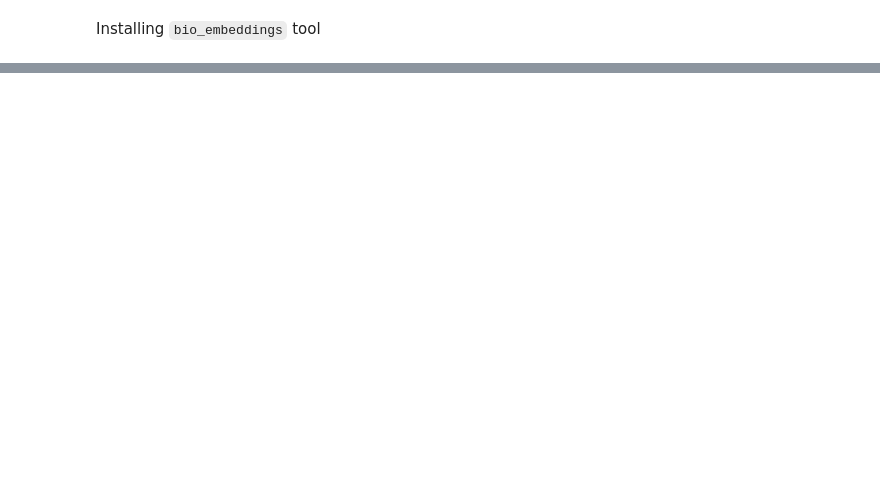
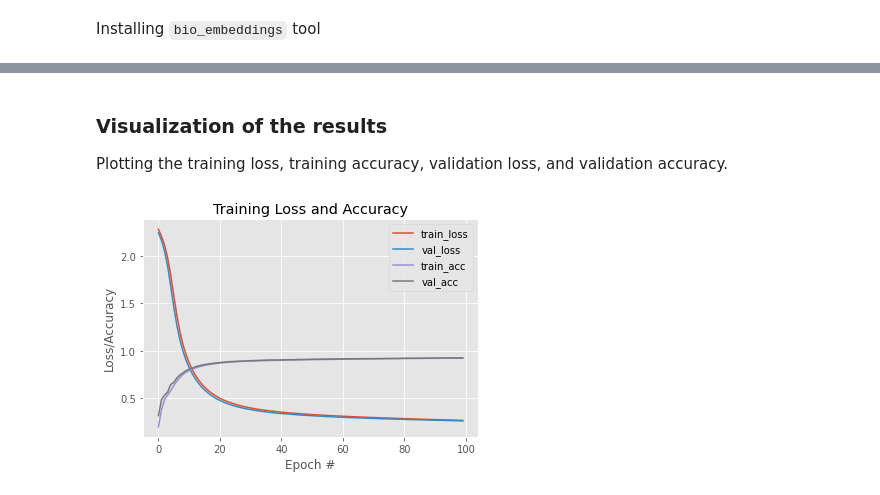
Before and after one commit to ievapudz/Course_Work, a Jupyter notebook: classificator.ipynb, the cells around one changed output, grey strips where cells are left out. Cells and saved outputs as stored; diff of their text form; code cells hidden in the pictures; blank space fills up the shorter version.

Commit message:
Added the analysed example of feed-forward neural network implemented with Keras for MNIST image classification.

```diff
--- a/classificator.ipynb
+++ b/classificator.ipynb
@@ -140,0 +253,15 @@ ERROR: Operation cancelled by user
+# %%
+print("[INFO] accessing datasets...")
+#trainX = data['train']['X']
+#trainY = data['train']['Y']
+#testX = data['validation']['X']
+#testY = data['validation']['Y']
+((trainX, trainY), (testX, testY)) = mnist.load_data()
+
+# Reshape
+trainX = trainX.reshape((trainX.shape[0], 28 * 28 * 1))
+testX = testX.reshape((testX.shape[0], 28 * 28 * 1))
+
+# scale data to the range of [0, 1]
+trainX = trainX.astype("float32") / 255.0
+testX = testX.astype("float32") / 255.0
@@ -140,0 +274,5 @@ ERROR: Operation cancelled by user
+# %%
+# convert the labels from integers to vectors
+lb = LabelBinarizer()
+trainY = lb.fit_transform(trainY)
+testY = lb.transform(testY)
@@ -140,0 +291,6 @@ ERROR: Operation cancelled by user
+# %%
+# define the ?-?-?-? architecture using Keras
+model = Sequential()
+model.add(Dense(256, input_shape=(784,), activation="sigmoid"))
+model.add(Dense(128, activation="sigmoid"))
+model.add(Dense(10, activation="softmax"))
@@ -140,0 +303,6 @@ ERROR: Operation cancelled by user
+# %%
+# train the model using SGD
+print("[INFO] training network...")
+sgd = SGD(0.01)
+model.compile(loss="categorical_crossentropy", optimizer=sgd, metrics=["accuracy"])
+H = model.fit(trainX, trainY, validation_data=(testX, testY), epochs=100, batch_size=128)
@@ -140,0 +339,19 @@ ERROR: Operation cancelled by user
+# %% [markdown]
+### Visualization of the results
+
+Plotting the training loss, training accuracy, validation loss, and validation accuracy.
+# %%
+# plot the training loss and accuracy
+plt.style.use("ggplot")
+plt.figure()
+plt.plot(np.arange(0, 100), H.history["loss"], label="train_loss")
+plt.plot(np.arange(0, 100), H.history["val_loss"], label="val_loss")
+plt.plot(np.arange(0, 100), H.history["accuracy"], label="train_acc")
+plt.plot(np.arange(0, 100), H.history["val_accuracy"], label="val_acc")
+plt.title("Training Loss and Accuracy")
+plt.xlabel("Epoch #")
+plt.ylabel("Loss/Accuracy")
+plt.legend()
+plt.show()
+# %% [output]
+[figure, added]
```
Also changed, not shown: parts of 19 cells of this notebook.
